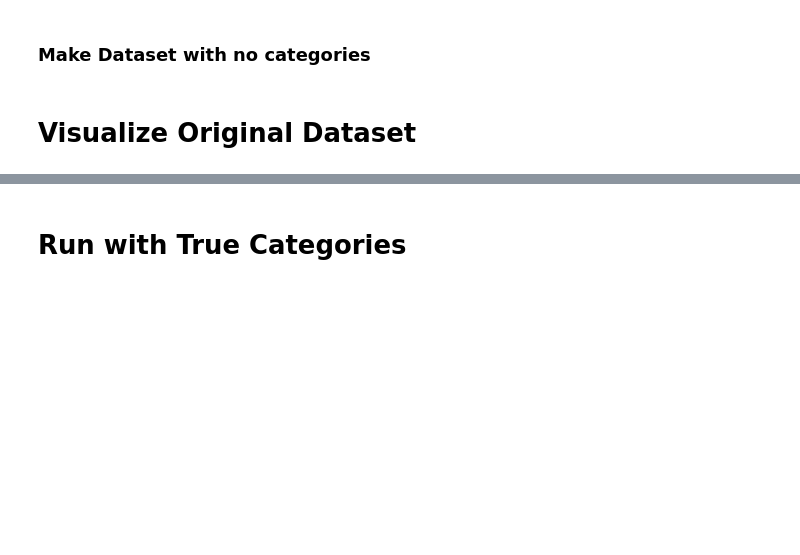
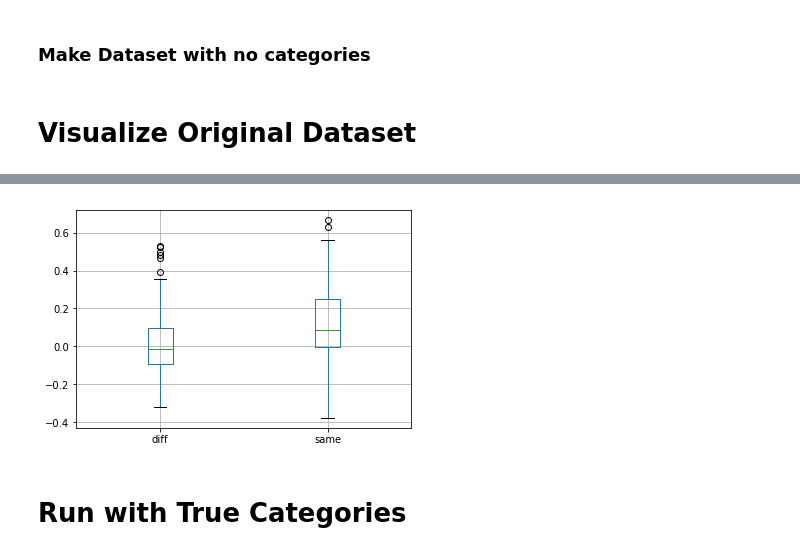
Before and after one commit to ismms-himc/clustergrammer_signature_methods, a Jupyter notebook: notebooks/1.0_Working_on_Signature_Methods.ipynb, the cells around one changed output, grey strips where cells are left out. Saved outputs shown, nothing was run; the diff lists cells and outputs as text; code cells hidden in the pictures; blank space fills up the shorter version.

Commit message:
added sim_same_and_diff_category_samples to clustergrammer_groupby

```diff
--- a/notebooks/1.0_Working_on_Signature_Methods.ipynb
+++ b/notebooks/1.0_Working_on_Signature_Methods.ipynb
@@ -59,0 +60,8 @@ max_cl = df['ini'].idxmax(axis=1)
+# %%
+%%time
+sim_dict, pval_dict = cby.sim_same_and_diff_category_samples(df['ini'])
+print(pval_dict)
+
+df['sim_cats'] = pd.DataFrame(sim_dict)
+ax = df['sim_cats'].boxplot(return_type='axes')
+# %% [output]
@@ -60,3 +71,4 @@ max_cl = df['ini'].idxmax(axis=1)
+[figure, added]
 # %% [markdown]
 # Run with True Categories
 # %%
```
Also changed, not shown: parts of 3 cells of this notebook, 4 other files.
